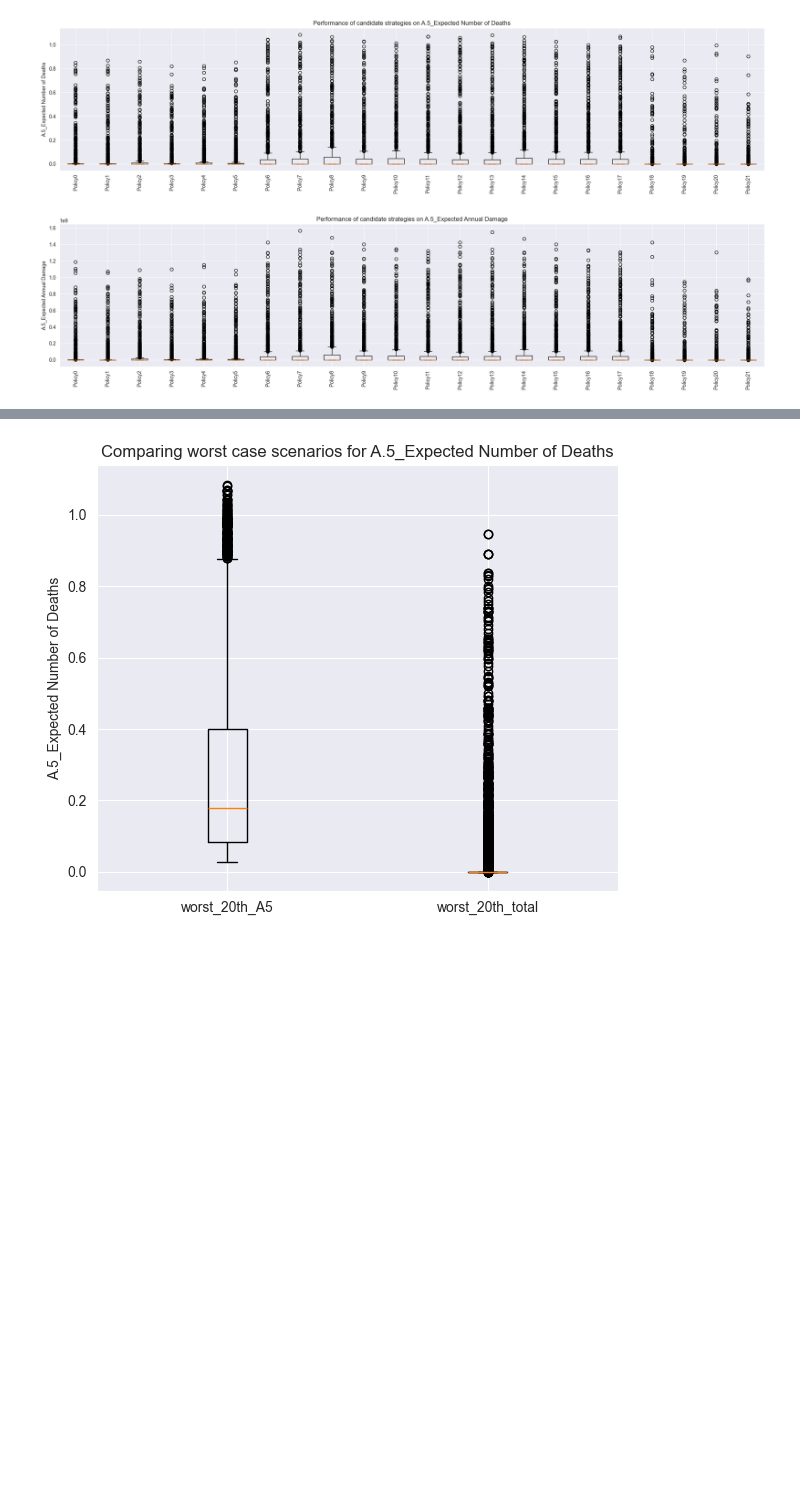
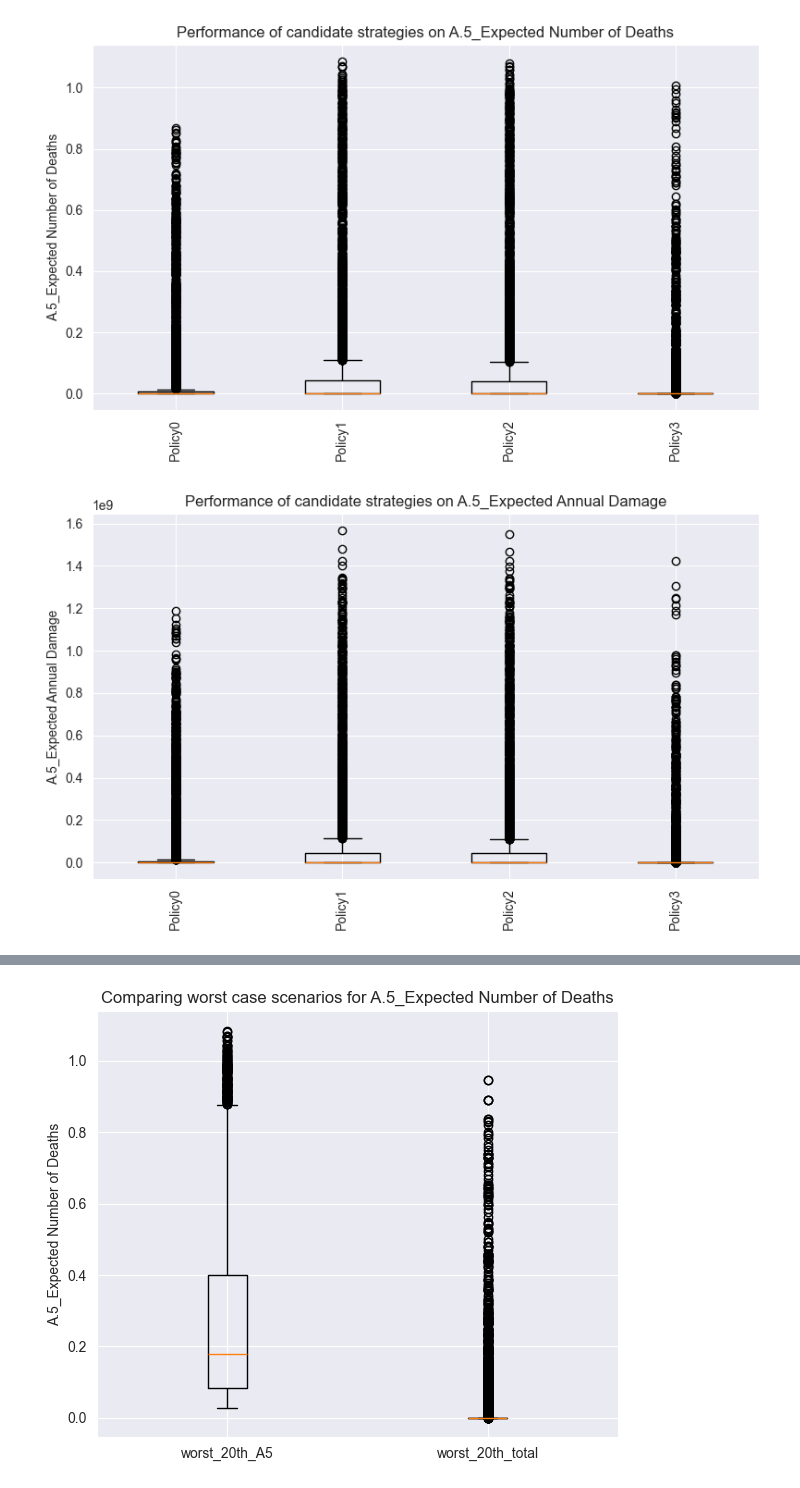
Before and after one commit to roesel1/EPA141A---MD, a Jupyter notebook: final assignment/Boxplots.ipynb, the cells around one changed output, grey strips where cells are left out. Cells and saved outputs as stored; diff of their text form; code cells hidden in the pictures; blank space fills up the shorter version.

```diff
--- a/final assignment/Boxplots.ipynb
+++ b/final assignment/Boxplots.ipynb
@@ -25,35 +25,35 @@ outcomes.drop(columns='Unnamed: 0', inplace=True)
 def split_dataframes(dataframe):
     dataframes = []
     # Manually determine the splitting indexes
-    for i in range(1000, 22001, 1000):
-        start = i - 1000
+    for i in range(6000, 24001, 6000):
+        start = i - 6000
         end = i
         df = dataframe.iloc[start:end]
         dataframes.append(df)
     return dataframes
 
 # Define a function to plot a boxplot for each policy
 def Boxplots_policies(dataframes, outcomes, x_labels):
     # Loop over the objectives and retrieve the data for that objective
     # Plot a Boxplot
     for out in outcomes:
         data = [df[out].dropna() for df in dataframes if out in df.columns]
-        plt.figure(figsize=(20, 5))
+        plt.figure(figsize=(8, 5))
         plt.boxplot(data, labels=x_labels)
         plt.title(f'Performance of candidate strategies on {out}')
         plt.ylabel(out)
         plt.xticks(rotation=90)
         plt.tight_layout()
         plt.savefig(f'Plots/Performance of candidate strategies on {out}.png')
         plt.show()
 
 # Create a list of dataframes by calling the pre-defined function
 dataframes = split_dataframes(outcomes)
 # Define a list of labels for the x-axis
 x_labels = [f'Policy{i}' for i in range(len(dataframes))]
 
 # Create the boxplots
 Boxplots_policies(dataframes, list(outcomes.columns), x_labels)
 # %% [output]
-[figure, old version]
+[figure, new version]
-[figure, old version]
+[figure, new version]
```
Also changed, not shown: parts of 1 cell of this notebook, 7 other files.
